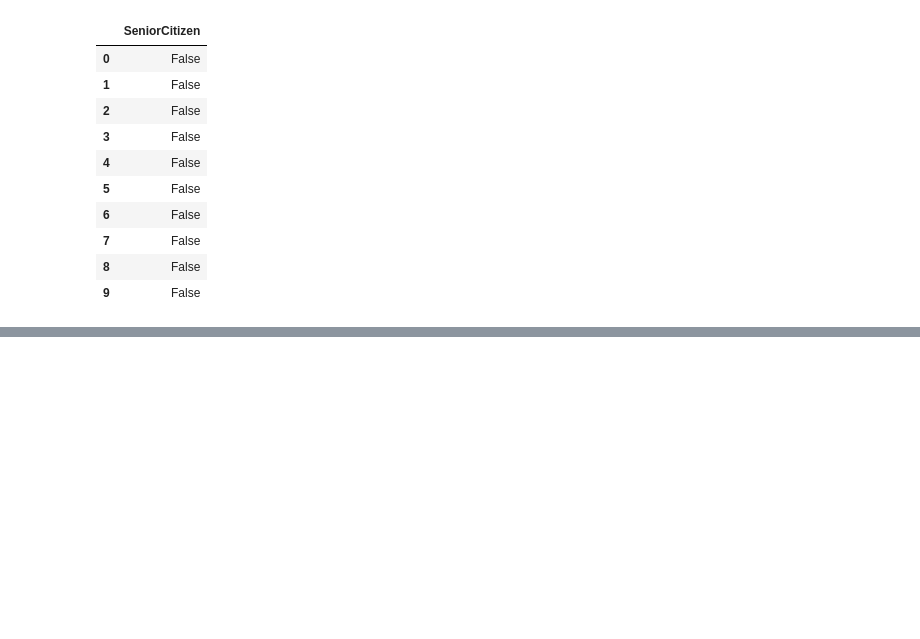
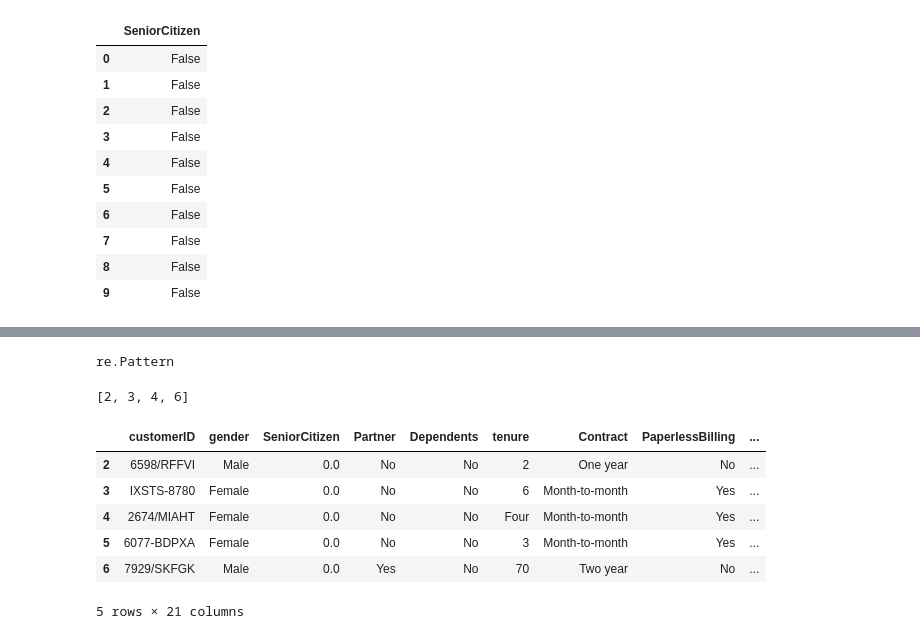
Before and after one commit to Soumyadeepbasak037/Data_Science, a Jupyter notebook: week4.ipynb, the cells around one changed output, grey strips where cells are left out. Cells and saved outputs as stored; diff of their text form; code cells hidden in the pictures; blank space fills up the shorter version.

```diff
--- a/week4.ipynb
+++ b/week4.ipynb
@@ -573,0 +579,4 @@ Name: MonthlyCharges, dtype: float64
+# %%
+type(p)
+# %% [output]
+re.Pattern
@@ -573,0 +585,14 @@ Name: MonthlyCharges, dtype: float64
+# %%
+print(q)
+# %% [output]
+[2, 3, 4, 6]
+# %%
+churn1.iloc[2:7,]
+# %% [output]
+|  | customerID | gender | SeniorCitizen | Partner | Dependents | tenure | Contract | PaperlessBilling | ... |
+| 2 | 6598/RFFVI | Male | 0.0 | No | No | 2 | One year | No | ... |
+| 3 | IXSTS-8780 | Female | 0.0 | No | No | 6 | Month-to-month | Yes | ... |
+| 4 | 2674/MIAHT | Female | 0.0 | No | No | Four | Month-to-month | Yes | ... |
+| 5 | 6077-BDPXA | Female | 0.0 | No | No | 3 | Month-to-month | Yes | ... |
+| 6 | 7929/SKFGK | Male | 0.0 | Yes | No | 70 | Two year | No | ... |
+5 rows × 21 columns
```
Also changed, not shown: parts of 5 cells of this notebook, 2 other files.
